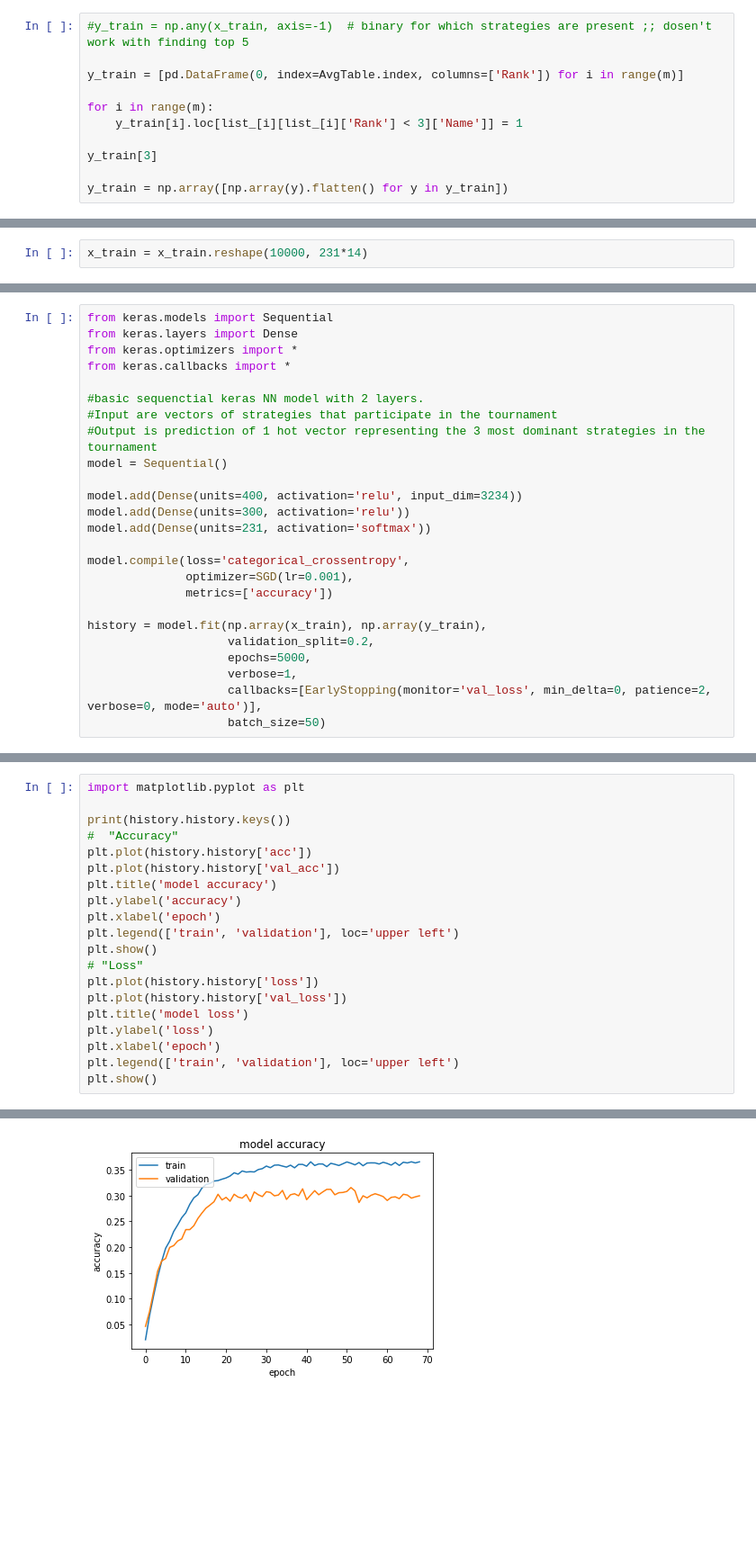
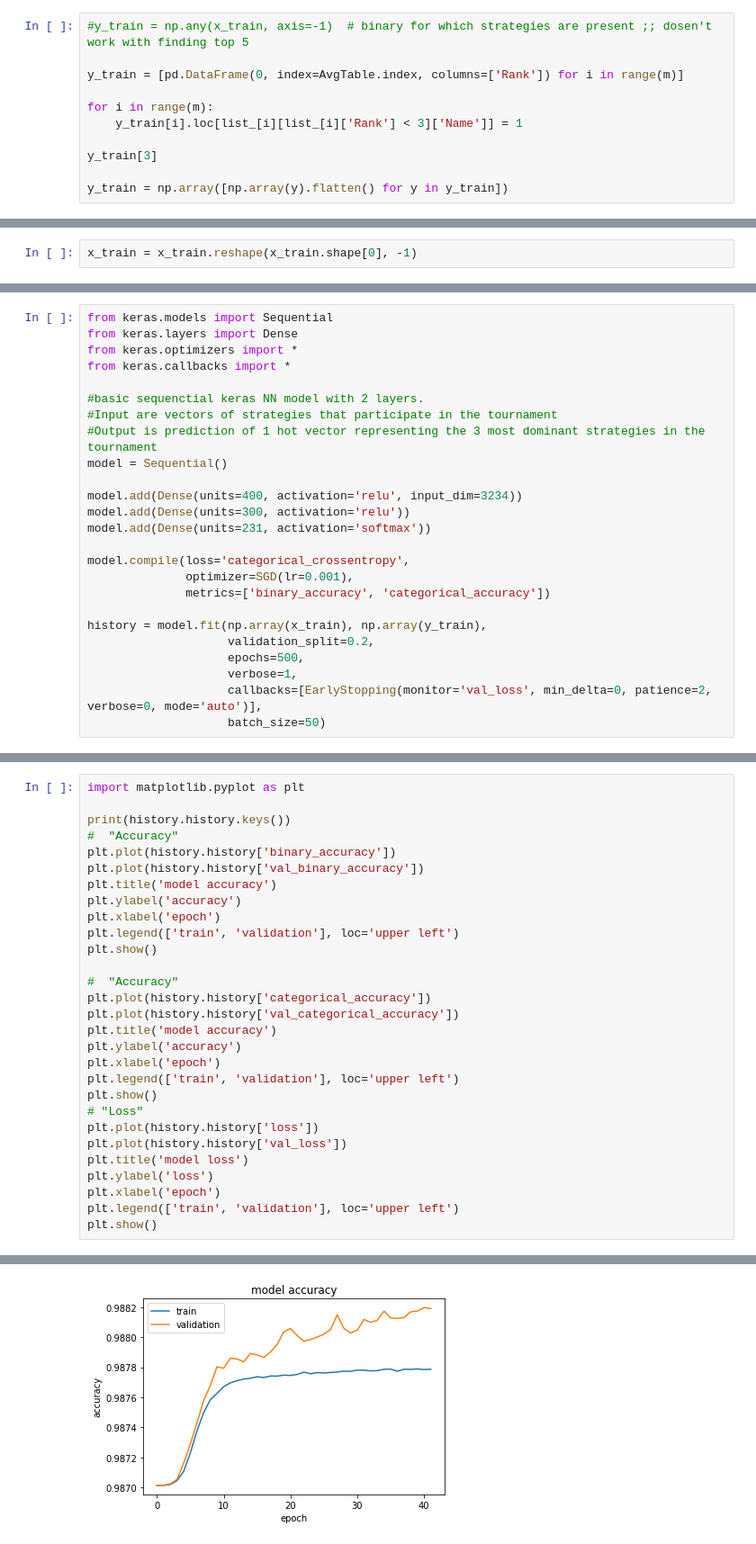
Before and after one commit to wanqizhu/iterated_prisoners_dilemma, a Jupyter notebook: Parsing.ipynb, the cells around one changed output, grey strips where cells are left out. Shown: that part at 90% size. Cells and saved outputs as stored; diff of their text form; blank space fills up the shorter version.

Commit message:
saved training data, testing custom loss function; TODO on top (also need to save model param so don't need to retrain every time

```diff
--- a/Parsing.ipynb
+++ b/Parsing.ipynb
@@ -158,2 +141,2 @@ Index(['$\phi$', '$\pi$', '$e$', 'ALLCorALLD', 'Adaptive',
 # %%
-x_train = x_train.reshape(10000, 231*14)
+x_train = x_train.reshape(x_train.shape[0], -1)
@@ -174,11 +178,11 @@ model.add(Dense(units=231, activation='softmax'))
 
 model.compile(loss='categorical_crossentropy',
               optimizer=SGD(lr=0.001),
-              metrics=['accuracy'])
+              metrics=['binary_accuracy', 'categorical_accuracy'])
 
 history = model.fit(np.array(x_train), np.array(y_train),
                     validation_split=0.2,
-                    epochs=5000,
+                    epochs=500,
                     verbose=1,
                     callbacks=[EarlyStopping(monitor='val_loss', min_delta=0, patience=2, verbose=0, mode='auto')],
                     batch_size=50)
@@ -205,8 +209,17 @@ import matplotlib.pyplot as plt
 
 print(history.history.keys())
 #  "Accuracy"
-plt.plot(history.history['acc'])
-plt.plot(history.history['val_acc'])
+plt.plot(history.history['binary_accuracy'])
+plt.plot(history.history['val_binary_accuracy'])
+plt.title('model accuracy')
+plt.ylabel('accuracy')
+plt.xlabel('epoch')
+plt.legend(['train', 'validation'], loc='upper left')
+plt.show()
+
+#  "Accuracy"
+plt.plot(history.history['categorical_accuracy'])
+plt.plot(history.history['val_categorical_accuracy'])
 plt.title('model accuracy')
 plt.ylabel('accuracy')
 plt.xlabel('epoch')
@@ -225 +238 @@ dict_keys(['val_loss', 'val_acc', 'loss', 'acc'])
-[figure, old version]
+[figure, new version]
```
Also changed, not shown: parts of 22 cells of this notebook, 2 other files.
